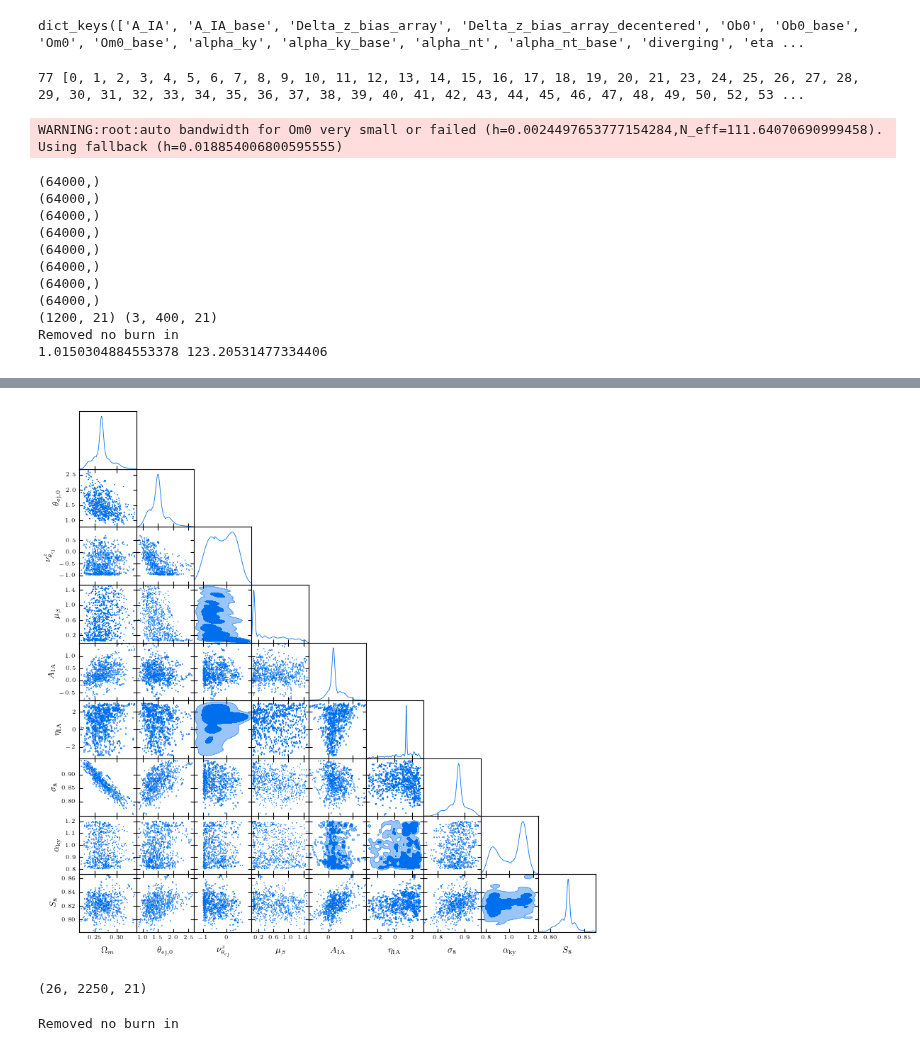
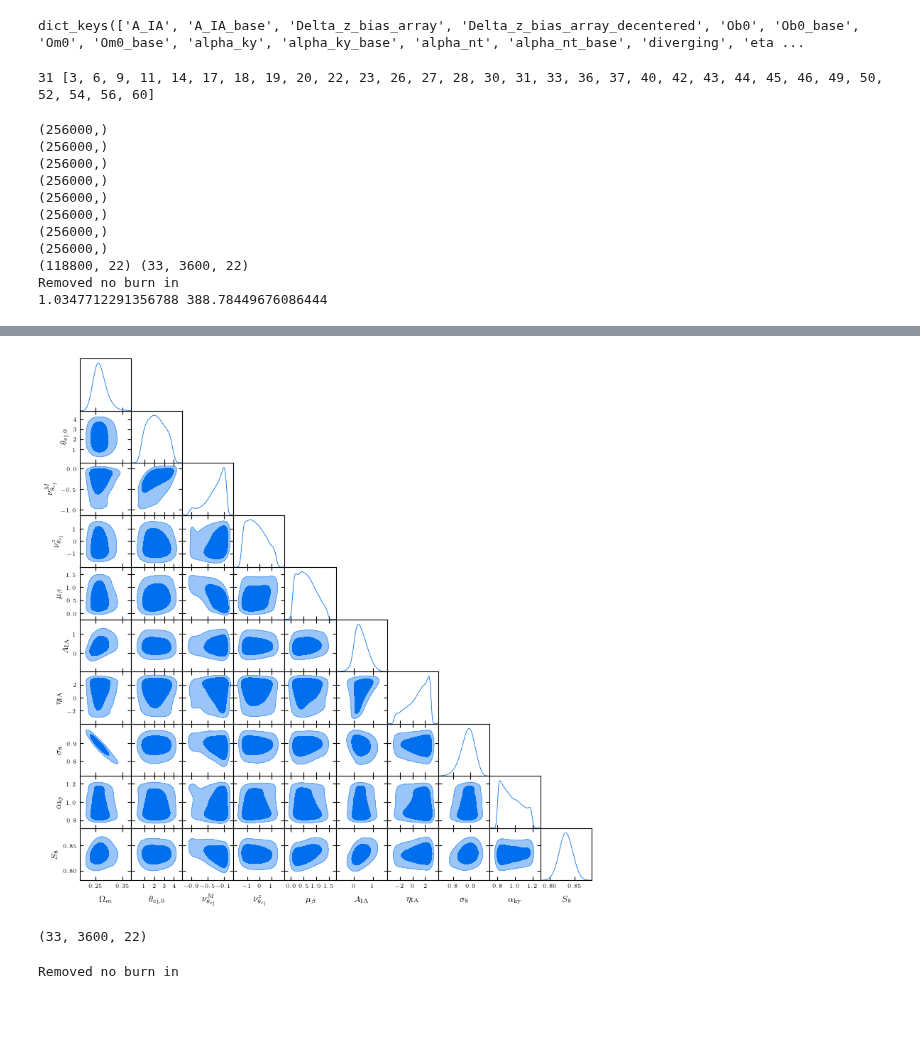
Before and after one commit to shivampcosmo/GODMAX, a Jupyter notebook: run_scripts/dtai/contour_plot.ipynb, the cells around one changed output, grey strips where cells are left out. Drawn from its saved outputs; the diff is of its cells as text; code cells hidden in the pictures; blank space fills up the shorter version.

```diff
--- a/run_scripts/dtai/contour_plot.ipynb
+++ b/run_scripts/dtai/contour_plot.ipynb
@@ -7,12 +8,19 @@ pl.rc('text', usetex=True)
 import os
 # %%
 # df = pk.load(open('/projects/bdne/spandey3/new_godmax/GODMAX/results/DESxACT/chains_Jan/mcmc_probe_all_deproj_cib_1p7_dBeta_2500_6000_num_chains_80.pkl','rb'))
-df = pk.load(open('/projects/bdne/spandey3/new_godmax/GODMAX/results/DESxACT/chains_Jan/mcmc_probe_all_deproj_cib_1p7_dBeta_2000_4000_num_chains_32.pkl','rb'))
+# df = pk.load(open('/projects/bdne/spandey3/new_godmax/GODMAX/results/DESxACT/chains_Jan/mcmc_probe_all_deproj_cib_1p7_dBeta_2000_4000_num_chains_32.pkl','rb'))
+# df = pk.load(open('/projects/bdne/spandey3/new_godmax/GODMAX/results/DESxACT/chains_Jan/mcmc_probe_all_modelmatter_DMB_deproj_cib_1p7_dBeta_samples_2000_warmup_4000_num_chains_32_gtysc_True_Y3xipmsc_False.pkl','rb'))
 # df = pk.load(open('/projects/bdne/spandey3/new_godmax/GODMAX/results/DESxACT/chains_Jan/mcmc_probe_gty_modelmatter_DMB_deproj_cib_1p7_dBeta_samples_2500_warmup_6000_num_chains_80_gtysc_True_Y3xipmsc_True.pkl','rb'))
 # df = pk.load(open('/projects/bdne/spandey3/new_godmax/GODMAX/results/DESxACT/chains_Jan/mcmc_probe_xip_xim_modelmatter_DMB_deproj_cib_1p7_dBeta_samples_2500_warmup_6000_num_chains_80_gtysc_True_Y3xipmsc_True.pkl','rb'))
 # df = pk.load(open('/projects/bdne/spandey3/new_godmax/GODMAX/results/DESxACT/chains_Jan/mcmc_probe_all_modelmatter_DMB_deproj_cib_1p7_dBeta_samples_2500_warmup_6000_num_chains_80_gtysc_True_Y3xipmsc_False.pkl','rb'))
 # df = pk.load(open('/projects/bdne/spandey3/new_godmax/GODMAX/results/DESxACT/chains_Jan/mcmc_probe_all_modelmatter_DMB_deproj_cib_1p7_dBeta_samples_2500_warmup_6000_num_chains_80_gtysc_True_Y3xipmsc_False.pkl','rb'))
 # df = pk.load(open('/projects/bdne/spandey3/new_godmax/GODMAX/results/DESxACT/chains_Jan/mcmc_probe_all_deproj_cib_1p7_dBeta_2000_4000_num_chains_32.pkl','rb'))
+# df = pk.load(open('/projects/bdne/spandey3/new_godmax/GODMAX/results/DESxACT/chains_Jan/mcmc_v2_probe_all_modelmatter_DMB_deproj_cib_1p7_dBeta_samples_3000_warmup_5000_num_chains_64_treedepth_4_gtysc_True_Y3xipmsc_False.pkl','rb'))
+# df = pk.load(open('/projects/bdne/spandey3/new_godmax/GODMAX/results/DESxACT/chains_Jan/mcmc_v8_probe_all_modelmatter_DMB_deproj_cib_1p7_dBeta_samples_4000_warmup_3000_num_chains_64_treedepth_4_gtysc_True_Y3xipmsc_False.pkl','rb'))
+
+df = pk.load(open('/projects/bdne/spandey3/new_godmax/GODMAX/results/DESxACT/chains_Jan/mcmc_v9_probe_all_modelmatter_DMB_deproj_cib_1p7_dBeta_samples_4000_warmup_3000_num_chains_64_treedepth_4_gtysc_True_Y3xipmsc_False.pkl','rb'))
+# df = pk.load(open('/projects/bdne/spandey3/new_godmax/GODMAX/results/DESxACT/chains_Jan/mcmc_v9_probe_xip_xim_modelmatter_DMB_deproj_cib_1p7_dBeta_samples_4000_warmup_3000_num_chains_64_treedepth_4_gtysc_True_Y3xipmsc_False.pkl','rb'))
+# df = pk.load(open('/projects/bdne/spandey3/new_godmax/GODMAX/results/DESxACT/chains_Jan/mcmc_v9_probe_gty_modelmatter_DMB_deproj_cib_1p7_dBeta_samples_4000_warmup_3000_num_chains_64_treedepth_4_gtysc_True_Y3xipmsc_False.pkl','rb'))
 df.keys()
 # %% [output]
 dict_keys(['A_IA', 'A_IA_base', 'Delta_z_bias_array', 'Delta_z_bias_array_decentered', 'Ob0', 'Ob0_base', 'Om0', 'Om0_base', 'alpha_ky', 'alpha_ky_base', 'alpha_nt', 'alpha_nt_base', 'diverging', 'eta ...
@@ -20,8 +28,8 @@ dict_keys(['A_IA', 'A_IA_base', 'Delta_z_bias_array', 'Delta_z_bias_array_decent
 # df['RUN_SETTINGS']
 # %%
 sig8 = df['sigma8']
-nchains = 80
-# nchains = 32
+# nchains = 80
+nchains = 64
 sig8_rs = sig8.reshape(nchains,-1)
 # print(sig8_rs.shape)
 from numpyro.diagnostics import autocorrelation, autocovariance
@@ -29,20 +37,20 @@ from numpyro.diagnostics import autocorrelation, autocovariance
 acorr = autocorrelation(sig8_rs, axis=1)
 ind_del = []
 for ji in range(acorr.shape[0]):
-    if np.std(acorr[ji,100:]) > 0.04:
+    if np.std(acorr[ji,100:]) > 0.075:
         ind_del.append(ji)
 # autocovariance(sig8_rs).shape
 # %%
 print(len(ind_del), ind_del)
 # %% [output]
-77 [0, 1, 2, 3, 4, 5, 6, 7, 8, 9, 10, 11, 12, 13, 14, 15, 16, 17, 18, 19, 20, 21, 23, 24, 25, 26, 27, 28, 29, 30, 31, 32, 33, 34, 35, 36, 37, 38, 39, 40, 41, 42, 43, 44, 45, 46, 47, 48, 49, 50, 52, 53 ...
+31 [3, 6, 9, 11, 14, 17, 18, 19, 20, 22, 23, 26, 27, 28, 30, 31, 33, 36, 37, 40, 42, 43, 44, 45, 46, 49, 50, 52, 54, 56, 60]
 # %%
 samps = []
 keys = []
 for key in df:
     if ('base' not in key) and ('decentered' not in key):
-        # if key not in ['RUN_SETTINGS', 'diverging', 'potential_energy']:
-        if key not in ['prior_min', 'prior_max', 'fiducial_sims_params', 'fiducial_other_params', 'fiducial_halo_params', 'fiducial_analysis_params', 'diverging', 'potential_energy']:
+        if key not in ['RUN_SETTINGS', 'diverging', 'potential_energy']:
+        # if key not in ['prior_min', 'prior_max', 'fiducial_sims_params', 'fiducial_other_params', 'fiducial_halo_params', 'fiducial_analysis_params', 'diverging', 'potential_energy']:
             if ('Delta_z_bias_array' in key) or ('mult_shear_bias_array' in key):
                 for jb in range(4):
                     samps.append(df[key][:, jb])
@@ -103,7 +111,7 @@ for key in keys:
     else:
         labels.append(r'm')
 
-ind_frac_rm = 0.5
+ind_frac_rm = 0.1
 # nchains = 80
 samps_sel = samps.reshape(nchains,-1, samps.shape[-1])
 nsamp_per_chain = samps_sel.shape[1]
@@ -155,7 +163,10 @@ print(gr, ess)
 # params = ['Om0', 'theta_ej_0', 'mu_beta', 'nu_theta_ej_z','A_IA', 'eta_IA', 'alpha_nt', 'sigma8','alpha_1h2h_ym']
 # params = ['Om0', 'theta_ej_0', 'mu_beta', 'nu_theta_ej_z','A_IA', 'eta_IA', 'alpha_nt', 'sigma8']
 # params = ['Om0', 'theta_ej_0', 'nu_theta_ej_M', 'nu_theta_ej_z','A_IA', 'eta_IA', 'sigma8']
-params = ['Om0', 'theta_ej_0', 'nu_theta_ej_z', 'mu_beta','A_IA', 'eta_IA', 'sigma8', 'alpha_ky', 'S8']
+# params = ['Om0', 'theta_ej_0', 'nu_theta_ej_M',  'nu_theta_ej_z',  'mu_beta','A_IA', 'eta_IA', 'sigma8', 'alpha_ky', 'S8', 'delta_rhogas']
+# params = ['Om0', 'theta_ej_0',  'nu_theta_ej_z',  'mu_beta','A_IA', 'eta_IA', 'sigma8', 'alpha_ky', 'S8', 'delta_rhogas']
+params = ['Om0', 'theta_ej_0', 'nu_theta_ej_M',  'nu_theta_ej_z',  'mu_beta','A_IA', 'eta_IA', 'sigma8', 'alpha_ky', 'S8']
+# params = ['Om0', 'theta_ej_0',  'nu_theta_ej_z', 'A_IA', 'eta_IA', 'sigma8', 'alpha_ky', 'S8']
 # params = ['Om0', 'nu_theta_ej_M', 'mu_beta', 'nu_theta_ej_z','A_IA', 'eta_IA', 'sigma8']
 # params = ['Om0', 'theta_ej_0', 'A_IA', 'eta_IA', 'sigma8']
 # params = ['Om0', 'nu_theta_ej_M', 'theta_co_0', 'sigma8', 'gamma_rhogas', 'S8']
@@ -174,15 +185,14 @@ import matplotlib
 %matplotlib inline
 pl.show()
 # %% [output]
-WARNING:root:auto bandwidth for Om0 very small or failed (h=0.0024497653777154284,N_eff=111.64070690999458). Using fallback (h=0.018854006800595555)
+(256000,)
+(256000,)
+(256000,)
+(256000,)
+(256000,)
+(256000,)
+(256000,)
+(256000,)
+(118800, 22) (33, 3600, 22)
+Removed no burn in
+1.0347712291356788 388.78449676086444
-(64000,)
-(64000,)
-(64000,)
-(64000,)
-(64000,)
-(64000,)
-(64000,)
-(64000,)
-(1200, 21) (3, 400, 21)
-Removed no burn in
-1.0150304884553378 123.20531477334406
@@ -206,8 +199,8 @@ WARNING:root:2D kernel density bandwidth optimizer failed for alpha_ky, S8. Usin
-[figure, old version]
+[figure, new version]
 # %%
 samps_sel.shape
 # %% [output]
-(26, 2250, 21)
+(33, 3600, 22)
 # %%
 from getdist import MCSamples
 def get_param_names(filename):
```
Also changed, not shown: parts of 4 cells of this notebook, 44 other files.
